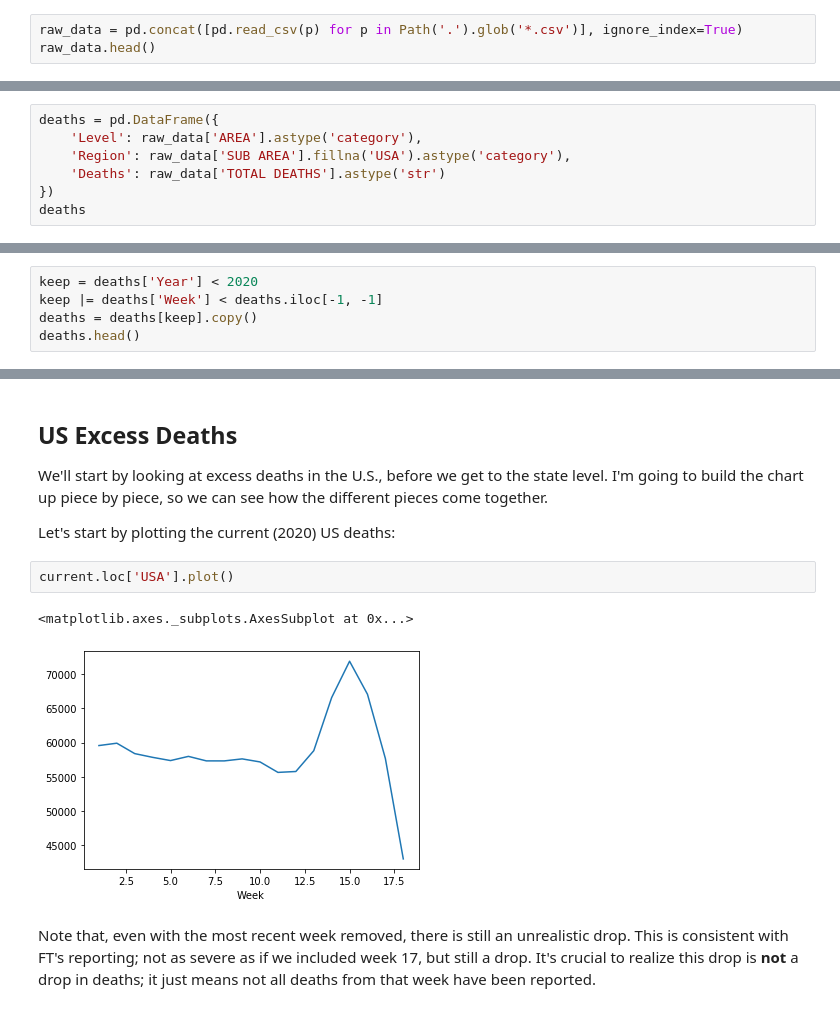
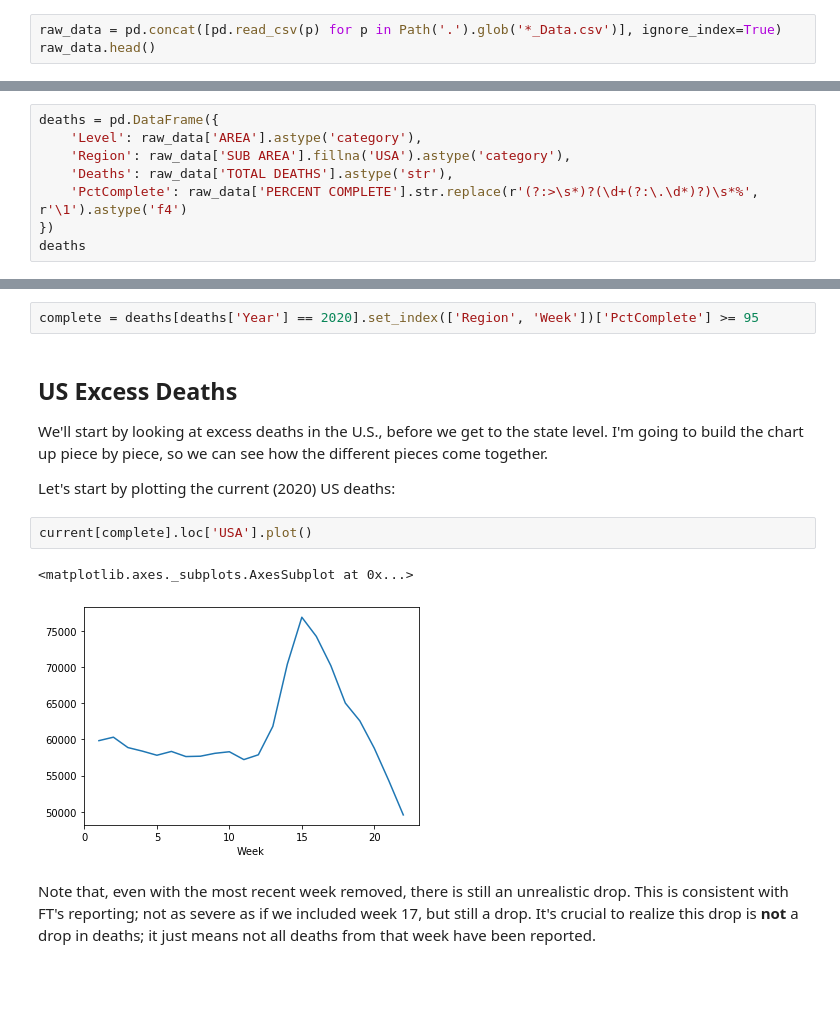
Before and after one commit to mdekstrand/excess-deaths, a Jupyter notebook: USExcessDeath.ipynb, the cells around one changed output, grey strips where cells are left out. Cells and saved outputs as stored; diff of their text form; blank space fills up the shorter version.

```diff
--- a/USExcessDeath.ipynb
+++ b/USExcessDeath.ipynb
@@ -37,7 +43,7 @@ from matplotlib.ticker import PercentFormatter
 # %% [markdown]
 We'll start by loading in data from our CSV files:
 # %%
-raw_data = pd.concat([pd.read_csv(p) for p in Path('.').glob('*.csv')], ignore_index=True)
+raw_data = pd.concat([pd.read_csv(p) for p in Path('.').glob('*_Data.csv')], ignore_index=True)
 raw_data.head()
 # %% [output]
 |  | AREA | SUB AREA | AGE GROUP | SEASON | WEEK | THRESHOLD | BASELINE | PERCENT P&I | ... |
@@ -52,7 +58,8 @@ Trim down to columns we care about:
 deaths = pd.DataFrame({
     'Level': raw_data['AREA'].astype('category'),
     'Region': raw_data['SUB AREA'].fillna('USA').astype('category'),
-    'Deaths': raw_data['TOTAL DEATHS'].astype('str')
+    'Deaths': raw_data['TOTAL DEATHS'].astype('str'),
+    'PctComplete': raw_data['PERCENT COMPLETE'].str.replace(r'(?:>\s*)?(\d+(?:\.\d*)?)\s*%', r'\1').astype('f4')
 })
 deaths
 # %% [output]
@@ -98,5 +102,0 @@ The last week of 2020 is unreliable, because it is too recent / incomplete. Remo
-# %%
-keep = deaths['Year'] < 2020
-keep |= deaths['Week'] < deaths.iloc[-1, -1]
-deaths = deaths[keep].copy()
-deaths.head()
@@ -171,3 +162,5 @@ Name: Deaths, dtype: float64
+# %%
+complete = deaths[deaths['Year'] == 2020].set_index(['Region', 'Week'])['PctComplete'] >= 95
 # %% [markdown]
 ## US Excess Deaths
 
@@ -175,10 +168,10 @@ We'll start by looking at excess deaths in the U.S., before we get to the state
 
 Let's start by plotting the current (2020) US deaths:
 # %%
-current.loc['USA'].plot()
+current[complete].loc['USA'].plot()
 # %% [output]
 <matplotlib.axes._subplots.AxesSubplot at 0x...>
-[figure, old version]
+[figure, new version]
 # %% [markdown]
 Note that, even with the most recent week removed, there is still an unrealistic drop.  This is consistent with FT's reporting; not as severe as if we included week 17, but still a drop.  It's crucial to realize this drop is **not** a drop in deaths; it just means not all deaths from that week have been reported.
 # %% [markdown]
```
Also changed, not shown: parts of 47 cells of this notebook, 9 other files.
